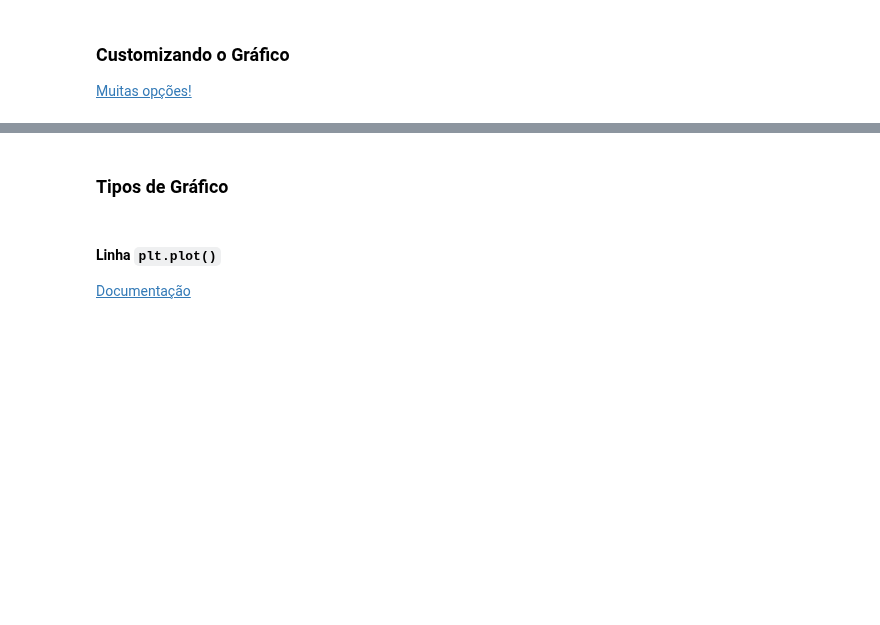
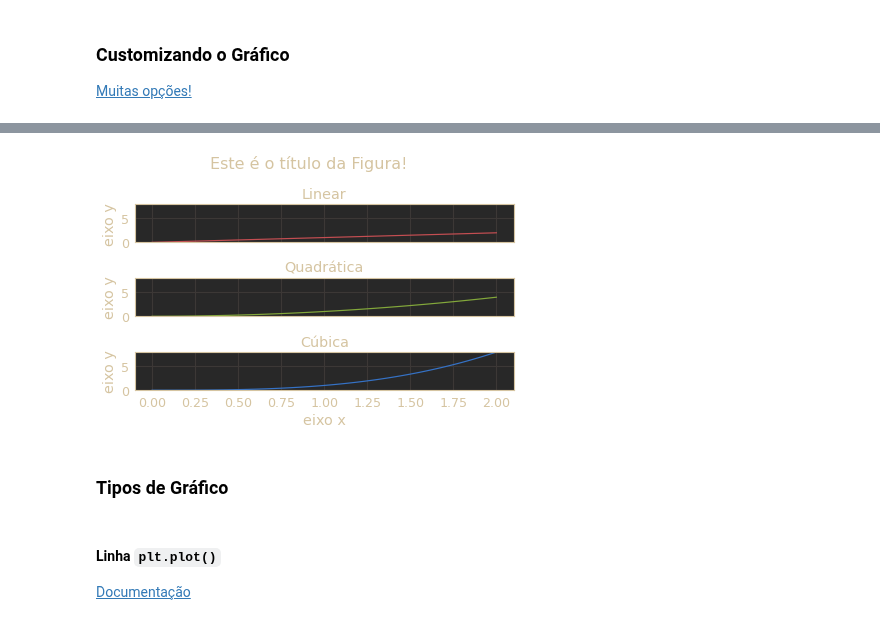
Before and after one commit to storopoli/ciencia-de-dados, a Jupyter notebook: notebooks/Aula_9_graficos.ipynb, the cells around one changed output, grey strips where cells are left out. Drawn from its saved outputs; the diff is of its cells as text; code cells hidden in the pictures; blank space fills up the shorter version.

```diff
--- a/notebooks/Aula_9_graficos.ipynb
+++ b/notebooks/Aula_9_graficos.ipynb
@@ -182,3 +211,30 @@ plt.show()
+# %%
+fig, axes = plt.subplots(3, 1, sharex='col')
+x = np.linspace(0, 2, 100) # entre 0 e 2 com 100 quebras iguais
+
+axes[0].plot(x, x, 'r') # Linha Linear Red
+axes[0].set_title('Linear')
+axes[0].set_ylabel('eixo y')
+axes[0].set_ylim( (0, 8) )
+
+axes[1].plot(x, x**2, 'g') # Linha Quadrática Green
+axes[1].set_title('Quadrática')
+axes[1].set_ylabel('eixo y')
+axes[1].set_ylim( (0, 8) )
+
+axes[2].plot(x, x**3, 'b') # Linha Cúbica Blue
+axes[2].set_title('Cúbica')
+axes[2].set_ylabel('eixo y')
+axes[2].set_xlabel('eixo x') # somente setando no primeiro axes
+axes[2].set_ylim( (0, 8) )
+
+fig.suptitle('Este é o título da Figura!', fontsize=16)
+
+plt.tight_layout() # Ajusta o padding dos subplots
+
+plt.show()
+# %% [output]
+[figure, added]
 # %% [markdown]
 ### Tipos de Gráfico
 # %% [markdown]
```
Also changed, not shown: parts of 27 cells of this notebook.
